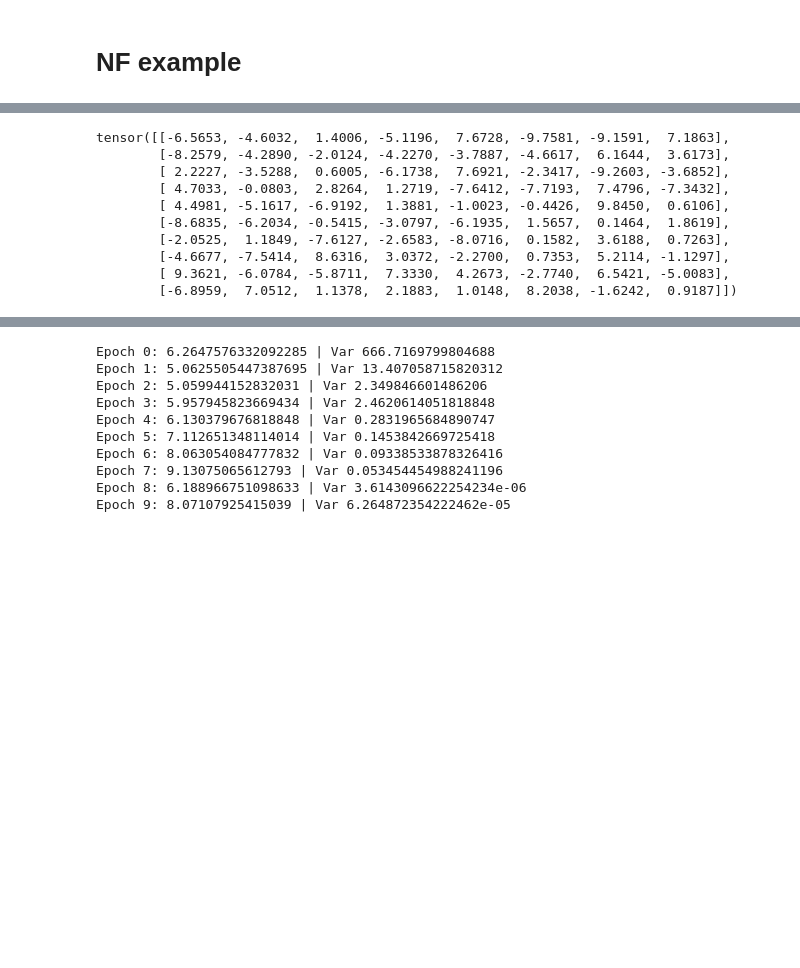
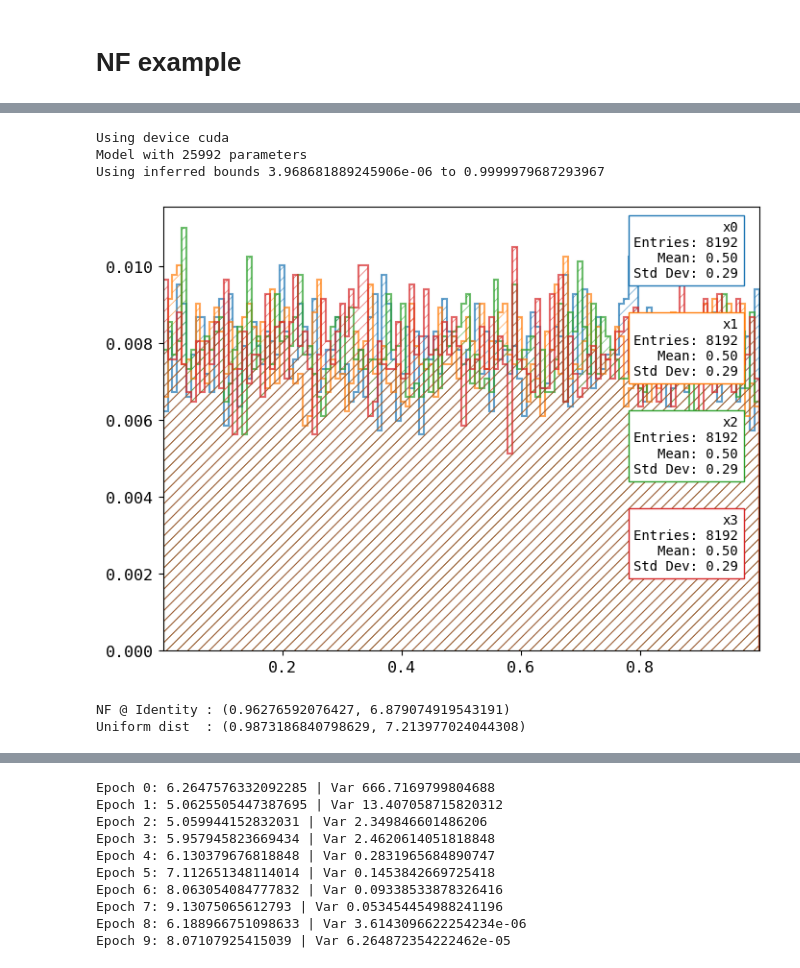
Before and after one commit to nVentis/MEM_HEP, a Jupyter notebook: notebooks/mem_nis_v2.ipynb, the cells around one changed output, grey strips where cells are left out. Saved outputs shown, nothing was run; the diff lists cells and outputs as text; code cells hidden in the pictures; blank space fills up the shorter version.

```diff
--- a/notebooks/mem_nis_v2.ipynb
+++ b/notebooks/mem_nis_v2.ipynb
@@ -204,13 +68,41 @@ Model with 1877712 parameters
-# %%
-b.q0.sample(10)
-# %% [output]
-tensor([[-6.5653, -4.6032,  1.4006, -5.1196,  7.6728, -9.7581, -9.1591,  7.1863],
-        [-8.2579, -4.2890, -2.0124, -4.2270, -3.7887, -4.6617,  6.1644,  3.6173],
-        [ 2.2227, -3.5288,  0.6005, -6.1738,  7.6921, -2.3417, -9.2603, -3.6852],
-        [ 4.7033, -0.0803,  2.8264,  1.2719, -7.6412, -7.7193,  7.4796, -7.3432],
-        [ 4.4981, -5.1617, -6.9192,  1.3881, -1.0023, -0.4426,  9.8450,  0.6106],
-        [-8.6835, -6.2034, -0.5415, -3.0797, -6.1935,  1.5657,  0.1464,  1.8619],
-        [-2.0525,  1.1849, -7.6127, -2.6583, -8.0716,  0.1582,  3.6188,  0.7263],
-        [-4.6677, -7.5414,  8.6316,  3.0372, -2.2700,  0.7353,  5.2114, -1.1297],
-        [ 9.3621, -6.0784, -5.8711,  7.3330,  4.2673, -2.7740,  6.5421, -5.0083],
-        [-6.8959,  7.0512,  1.1378,  2.1883,  1.0148,  8.2038, -1.6242,  0.9187]])
+# %%
+module_reload('analysis')
+#torch.cuda.is_available = lambda : False
+#torch.set_default_device('cpu')
+torch.set_default_dtype(torch.float64)
+
+from analysis.nis.transforms import ScaleShift
+from analysis.mc.benchmarks import camel, gaussian
+from analysis.nis.analyze import plot_proposal, plot_integrand, get_result
+from analysis.nis.divergences import kl_div, chi2_div, exp_div, var_loss
+from analysis.mc import NeuralImportanceSamplingIntegrator
+
+ndims = 4
+boundaries = [ [0]*ndims, [1]*ndims ]
+uniform = HyperUniform(low=boundaries[0], high=boundaries[1], dtype=torch.float64)
+
+nis = NeuralImportanceSamplingIntegrator(integrand=camel, boundaries=boundaries, lr=1e-4, hidden_channels=32,
+                                         num_bins=16, hidden_layers=5, shift_scale=False, debug=False ) #device=torch.device('cpu'))
+nis.print_model_summary()
+
+#summary(nis.nfm, (nis.sample(4)[0]), depth=5)
+plot_proposal(nis.nfm, n_samples=8192)
+# %% [output]
+Using device cuda
+Model with 25992 parameters
+Using inferred bounds 3.968681889245906e-06 to 0.9999979687293967
+[figure, added]
+# %%
+#plot_proposal(nis.nfm, n_samples=8192)
+#plot_proposal(nis.q0, n_samples=8192)
+
+print(f'NF @ Identity : {get_result(nis.nfm, camel, n_samples=32000)}')
+print(f'Uniform dist  : {get_result(uniform, camel, n_samples=32000)}')
+
+# samples, log_p = nfm.sample(1000)
+# results = func(samples).detach().cpu().numpy()
+
+# plot_integrand(nfm, func, n_samples=4096)
+# %% [output]
+NF @ Identity : (0.96276592076427, 6.879074919543191)
+Uniform dist  : (0.9873186840798629, 7.213977024044308)
```
Also changed, not shown: parts of 14 cells of this notebook, 15 other files.
